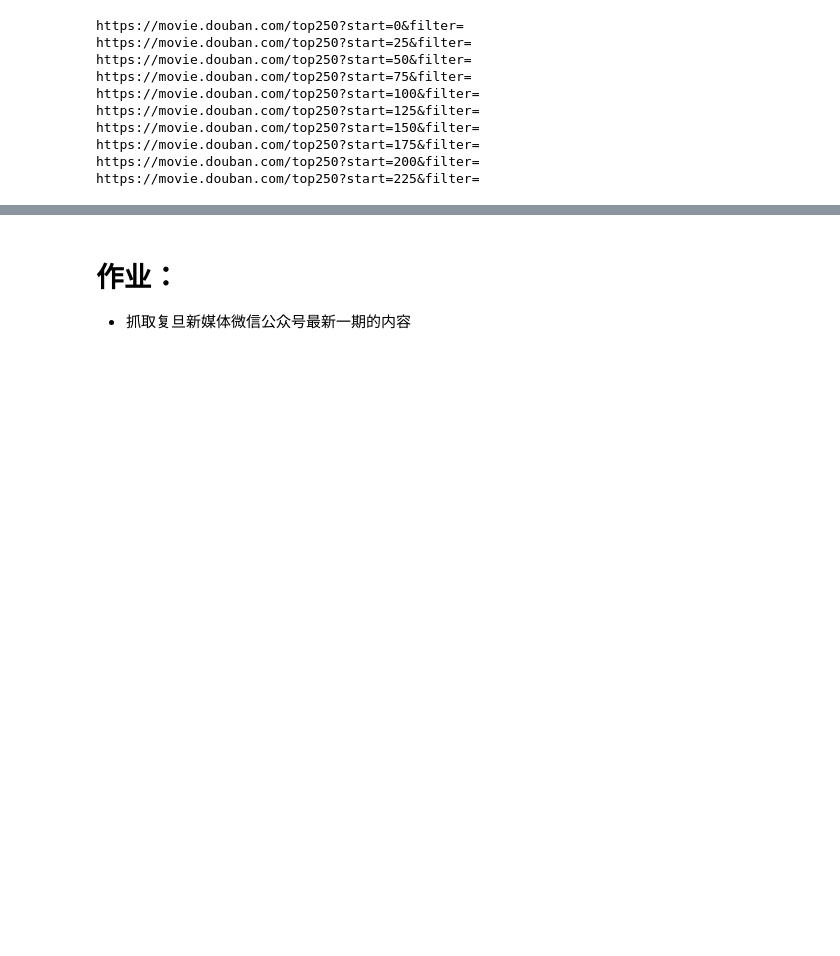
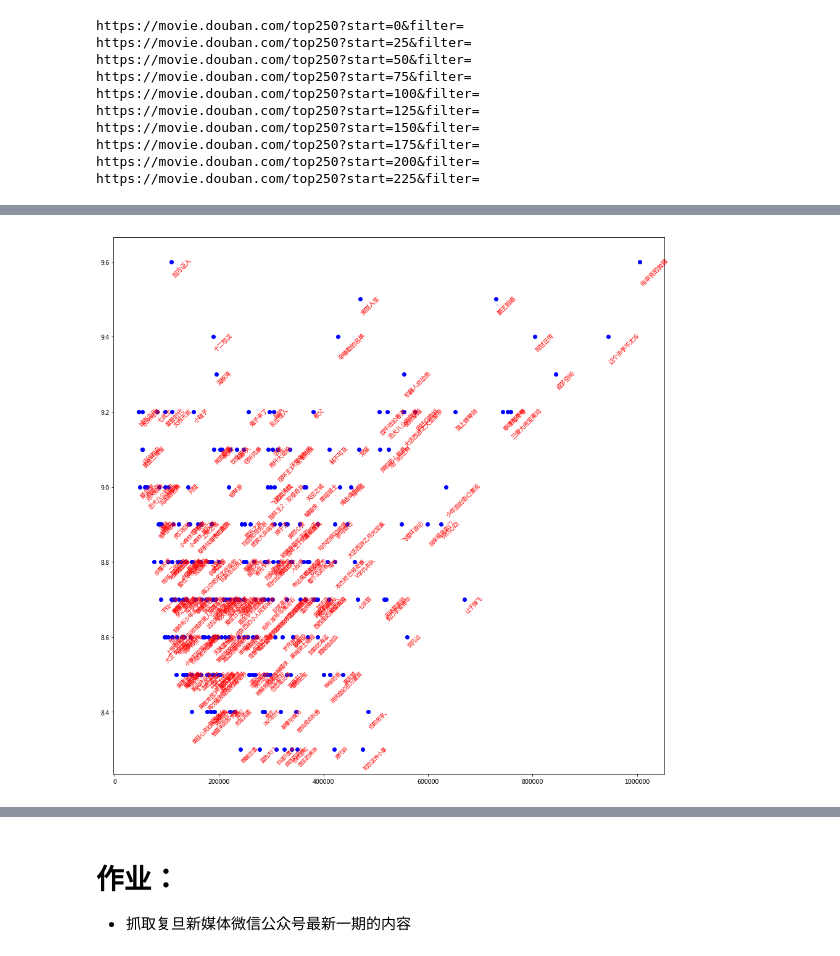
Before and after one commit to SocratesClub/bigdata, a Jupyter notebook: code/04.PythonCrawler_beautifulsoup.ipynb, the cells around one changed output, grey strips where cells are left out. Drawn from its saved outputs; the diff is of its cells as text; code cells hidden in the pictures; blank space fills up the shorter version.

```diff
--- a/code/04.PythonCrawler_beautifulsoup.ipynb
+++ b/code/04.PythonCrawler_beautifulsoup.ipynb
@@ -734,0 +766,5 @@ https://movie.douban.com/top250?start=225&filter=
+# %%
+alist = []
+for i in df.index:
+    alist.append( [df.rating_num[i], df.rating[i], df.title[i] ])
+alist
@@ -734,0 +797,11 @@ https://movie.douban.com/top250?start=225&filter=
+# %%
+fig = plt.figure(figsize=(16, 16),facecolor='white')
+
+plt.plot(df.rating_num, df.rating, 'bo')
+for i in df.index:
+    plt.text(df.rating_num[i], df.rating[i], df.title[i],
+             fontsize = df.rating[i],
+             color = 'red', rotation = 45)
+plt.show()
+# %% [output]
+[figure, added]
```
Also changed, not shown: parts of 6 cells of this notebook, 1 other file.
